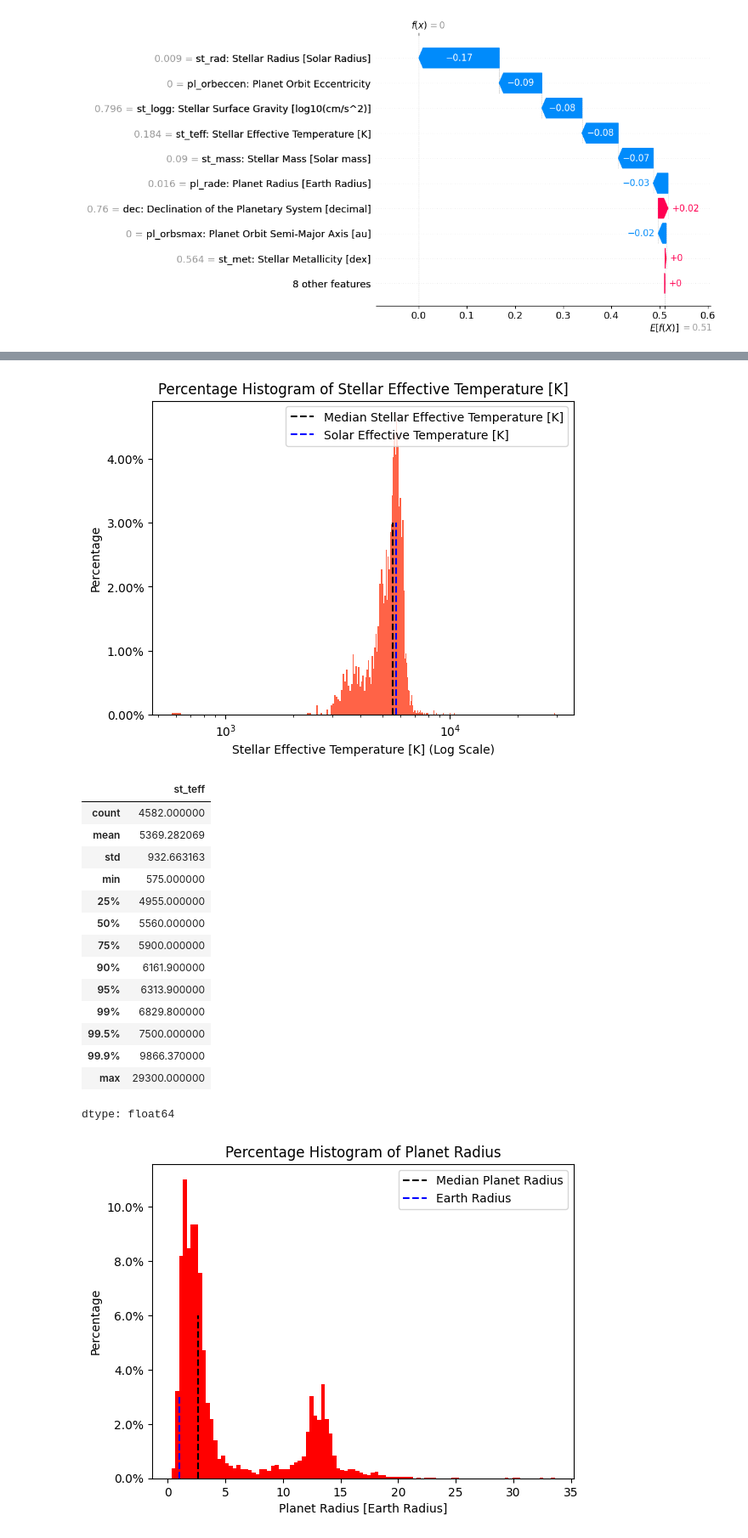
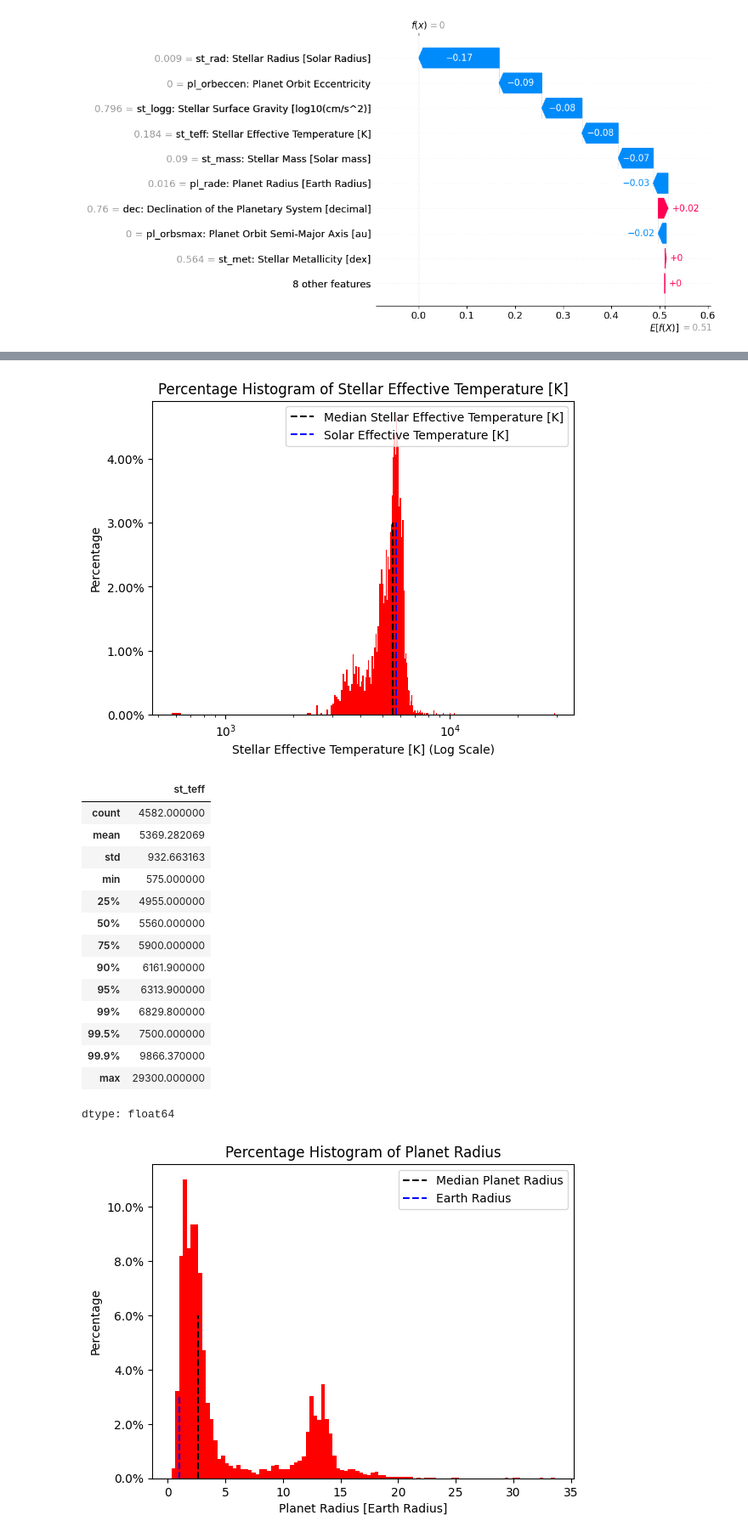
Before and after one commit to christinaxliu/research, a Jupyter notebook: CSRSEF/RandomForest_XGBoost_Classifiers_v1.ipynb, the cells around one changed output, grey strips where cells are left out. Shown at 85% size. Drawn from its saved outputs; the diff is of its cells as text; code cells hidden in the pictures.

```diff
--- a/CSRSEF/RandomForest_XGBoost_Classifiers_v1.ipynb
+++ b/CSRSEF/RandomForest_XGBoost_Classifiers_v1.ipynb
@@ -781,21 +781,21 @@ dtype: float64
 # %%
 hist_data = features_to_balance['st_teff']
 plt.hist(hist_data,
          bins=500,
          weights=np.ones(len(hist_data)) / len(hist_data),
-         color='tomato')
+         color='red')
 plt.vlines(x=5560, ymin=0, ymax=0.03, colors='black', linestyles='dashed', label='Median Stellar Effective Temperature [K]')
 plt.vlines(x=5772, ymin=0, ymax=0.03, colors='blue', linestyles='dashed', label='Solar Effective Temperature [K]')
 plt.title("Percentage Histogram of Stellar Effective Temperature [K]")
 plt.xscale('log')
 plt.xlabel("Stellar Effective Temperature [K] (Log Scale)")
 plt.ylabel("Percentage")
 plt.gca().yaxis.set_major_formatter(PercentFormatter(1))
 plt.legend()
 plt.show()
 features_to_balance['st_teff'].describe(percentiles=[.25, .5, .75, .90, .95, .99, .995, .999])
 # %% [output]
-[figure, old version]
+[figure, new version]
 |  | st_teff |
 | count | 4582.000000 |
 | mean | 5369.282069 |
```
Also changed, not shown: parts of 5 cells of this notebook.
